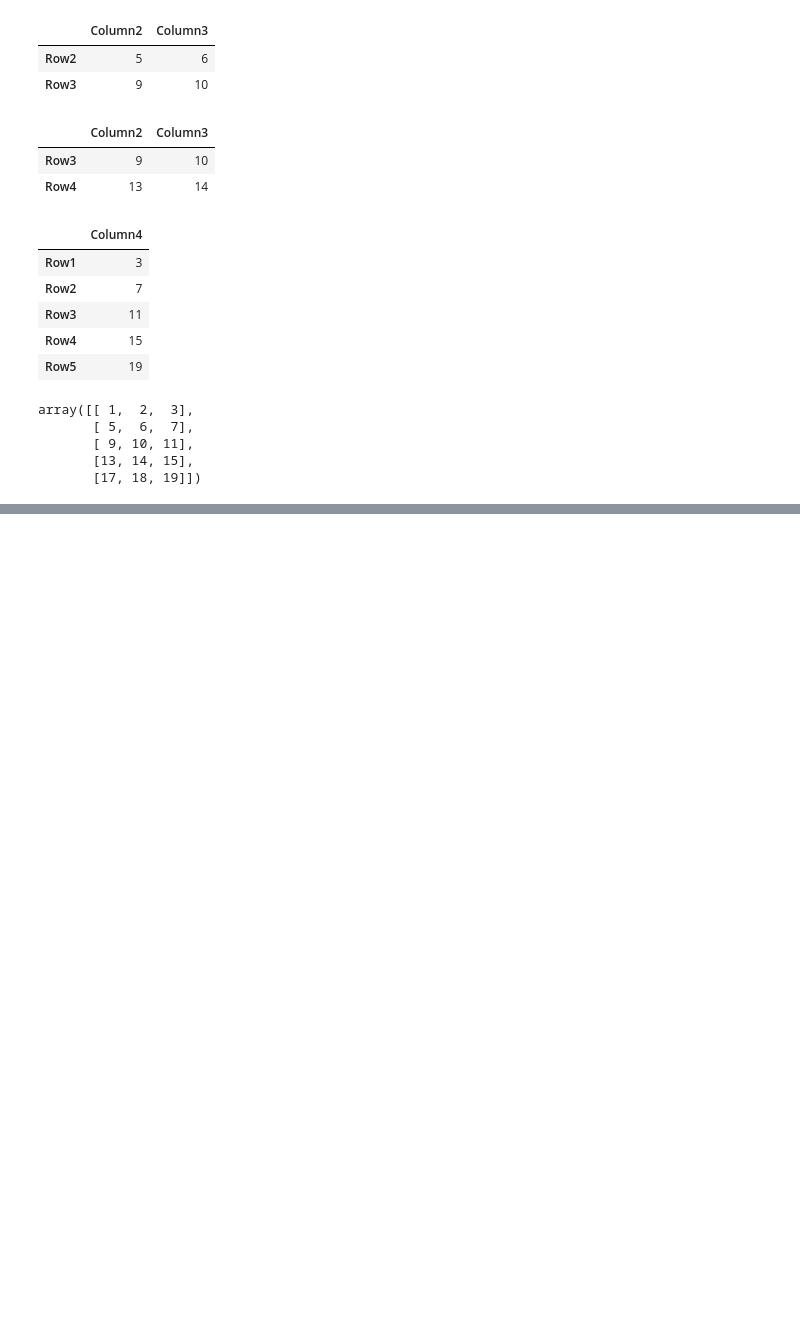
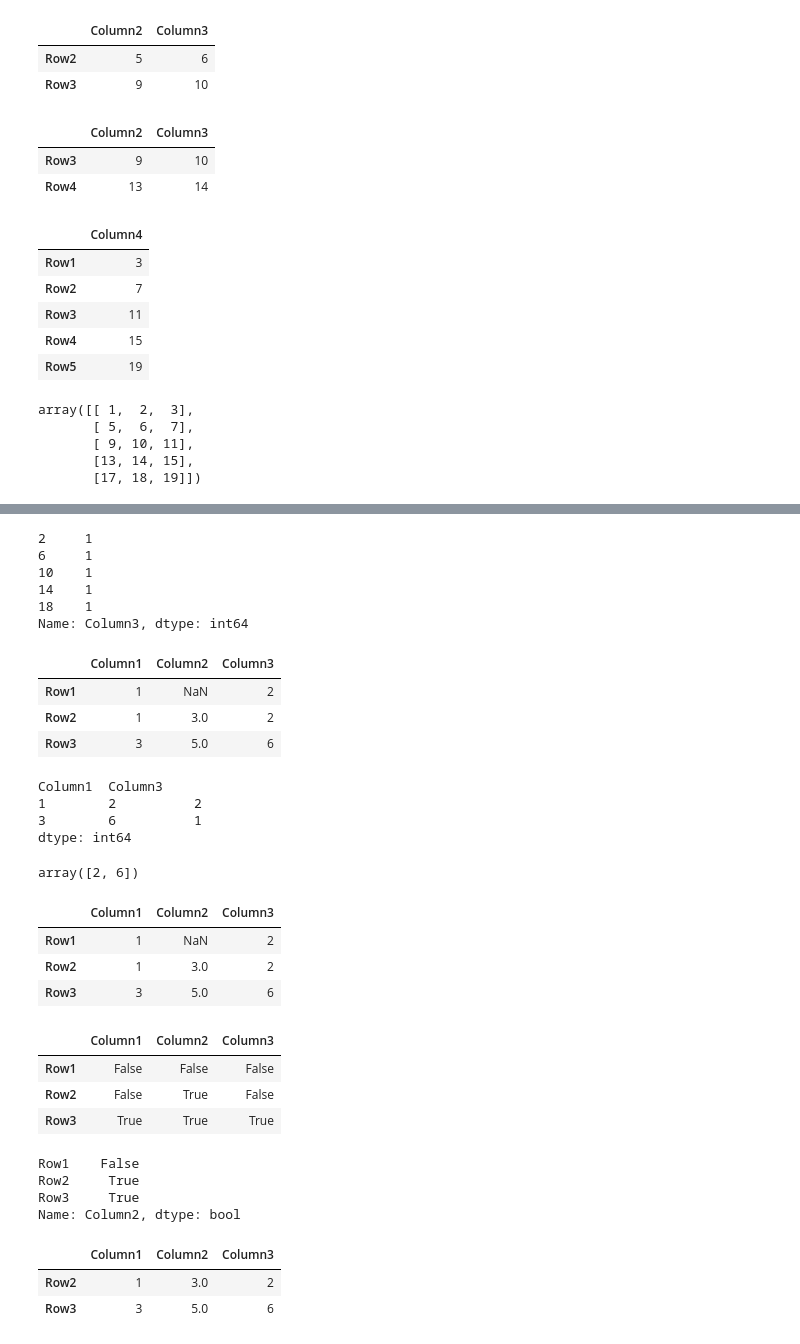
Before and after one commit to ChinmayBhattt/Machine-Learning-Playground, a Jupyter notebook: Pandas/NewPandas.ipynb, the cells around one changed output, grey strips where cells are left out. Cells and saved outputs as stored; diff of their text form; code cells hidden in the pictures; blank space fills up the shorter version.

```diff
--- a/Pandas/NewPandas.ipynb
+++ b/Pandas/NewPandas.ipynb
@@ -192,0 +260,57 @@ array([[ 1,  2,  3],
+# %%
+df['Column3'].value_counts()
+# %% [output]
+2     1
+6     1
+10    1
+14    1
+18    1
+Name: Column3, dtype: int64
+# %%
+df = pd.DataFrame(data=[[1,np.nan,2 ], [1,3,2],  [3,5,6]] ,index=["Row1", "Row2","Row3"],columns=["Column1", "Column2","Column3"])
+df
+# %% [output]
+|  | Column1 | Column2 | Column3 |
+| Row1 | 1 | NaN | 2 |
+| Row2 | 1 | 3.0 | 2 |
+| Row3 | 3 | 5.0 | 6 |
+# %%
+df[['Column1','Column3']].value_counts()
+# %% [output]
+Column1  Column3
+1        2          2
+3        6          1
+dtype: int64
+# %%
+df['Column3'].unique()
+# %% [output]
+array([2, 6])
+# %%
+df
+# %% [output]
+|  | Column1 | Column2 | Column3 |
+| Row1 | 1 | NaN | 2 |
+| Row2 | 1 | 3.0 | 2 |
+| Row3 | 3 | 5.0 | 6 |
+# %%
+df>2
+# %% [output]
+|  | Column1 | Column2 | Column3 |
+| Row1 | False | False | False |
+| Row2 | False | True | False |
+| Row3 | True | True | True |
+# %%
+df['Column2']>2
+# %% [output]
+Row1    False
+Row2     True
+Row3     True
+Name: Column2, dtype: bool
+# %%
+# Conditioning Indexing
+df[df['Column2']>2]
+df[df['Column2']>2 and ['Column2']>2]
+# %% [output]
+|  | Column1 | Column2 | Column3 |
+| Row2 | 1 | 3.0 | 2 |
+| Row3 | 3 | 5.0 | 6 |
```
Also changed, not shown: parts of 10 cells of this notebook.
